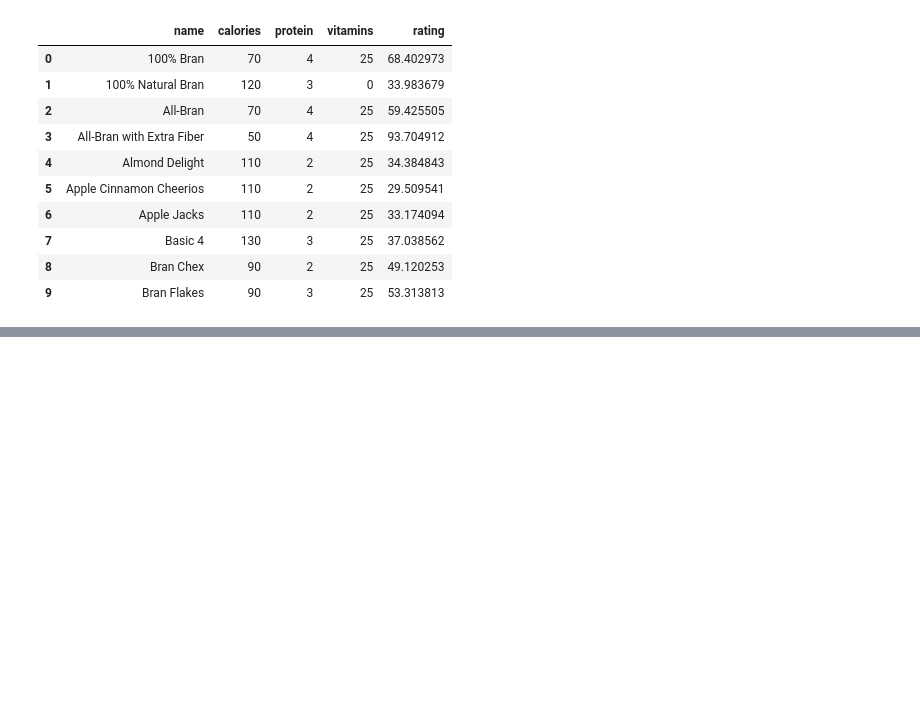
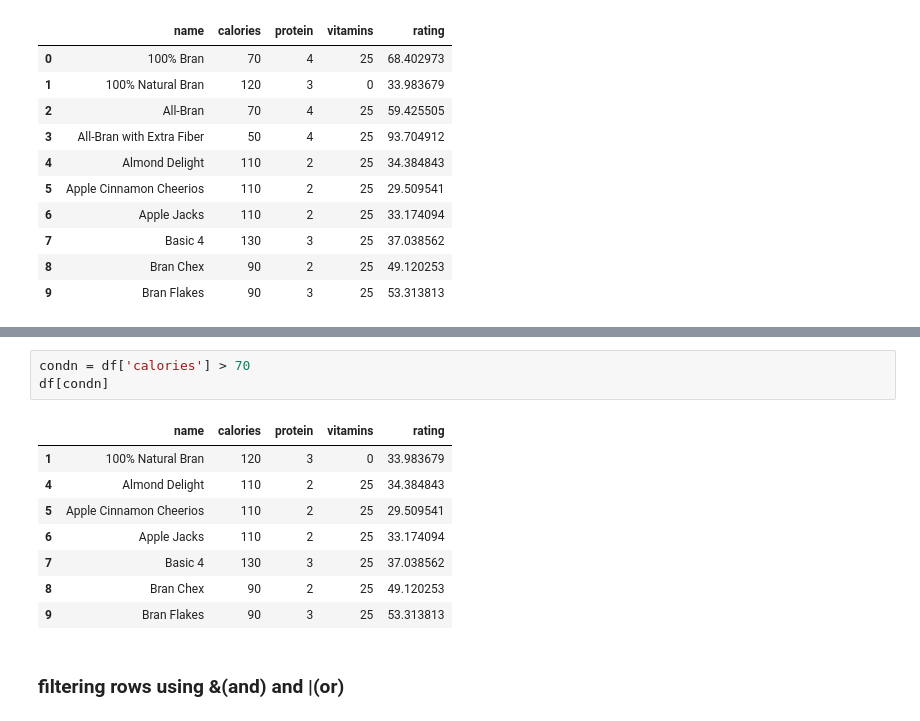
Before and after one commit to priyanka8625/TechSaksham-AI-Training-2025, a Jupyter notebook: Day11_Pandas/Pandas.ipynb, the cells around one changed output, grey strips where cells are left out. Drawn from its saved outputs; the diff is of its cells as text; blank space fills up the shorter version.

```diff
--- a/Day11_Pandas/Pandas.ipynb
+++ b/Day11_Pandas/Pandas.ipynb
@@ -226,0 +347,14 @@ df
+# %%
+condn = df['calories'] > 70
+df[condn]
+# %% [output]
+|  | name | calories | protein | vitamins | rating |
+| 1 | 100% Natural Bran | 120 | 3 | 0 | 33.983679 |
+| 4 | Almond Delight | 110 | 2 | 25 | 34.384843 |
+| 5 | Apple Cinnamon Cheerios | 110 | 2 | 25 | 29.509541 |
+| 6 | Apple Jacks | 110 | 2 | 25 | 33.174094 |
+| 7 | Basic 4 | 130 | 3 | 25 | 37.038562 |
+| 8 | Bran Chex | 90 | 2 | 25 | 49.120253 |
+| 9 | Bran Flakes | 90 | 3 | 25 | 53.313813 |
+# %% [markdown]
+### filtering rows using &(and) and |(or)
```
Also changed, not shown: parts of 15 cells of this notebook.
